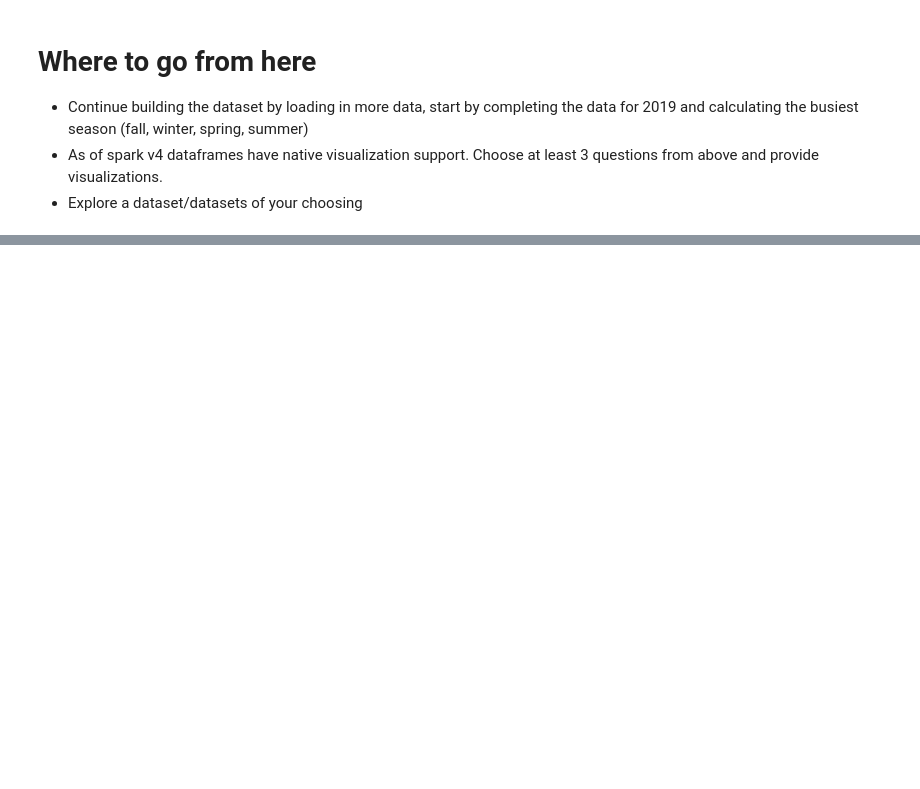
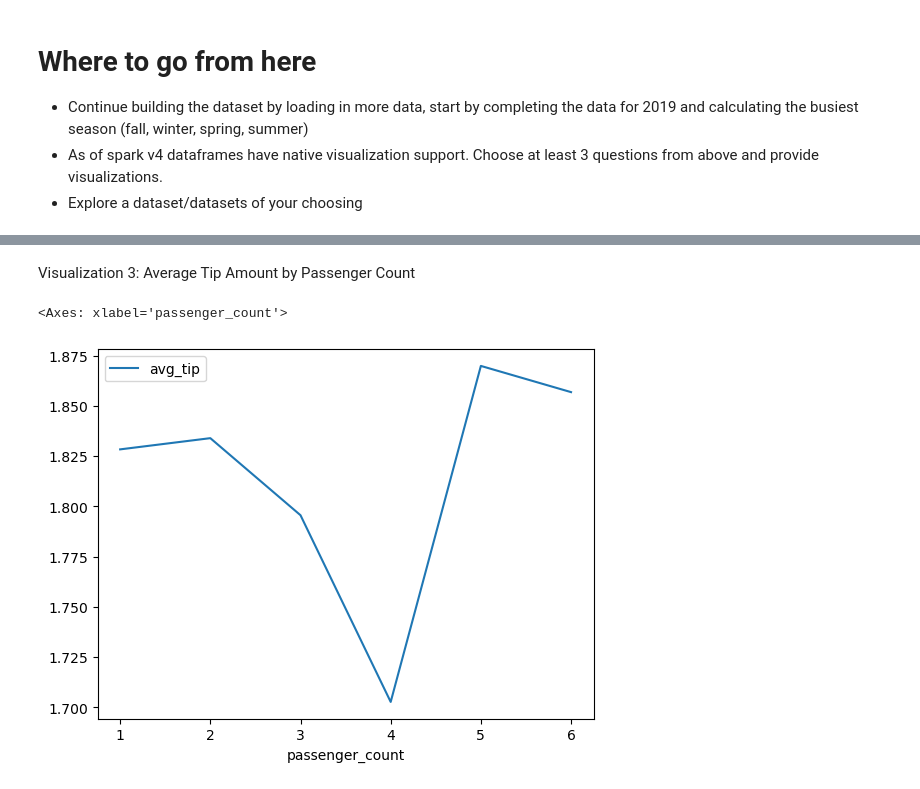
Before and after one commit to Jeromsan/Big-data-processing-TD, a Jupyter notebook: TP3/lab_sparksql_and_dataframes.ipynb, the cells around one changed output, grey strips where cells are left out. Saved outputs shown, nothing was run; the diff lists cells and outputs as text; code cells hidden in the pictures; blank space fills up the shorter version.

```diff
--- a/TP3/lab_sparksql_and_dataframes.ipynb
+++ b/TP3/lab_sparksql_and_dataframes.ipynb
@@ -90,0 +694,12 @@ This section can be completed either using pyspark commands or sql commands ( Th
+# %% [markdown]
+Visualization 3: Average Tip Amount by Passenger Count
+# %%
+tips_passenger_df = df_trips.filter((F.col("passenger_count") > 0) & (F.col("passenger_count") <= 6)) \
+    .groupBy("passenger_count") \
+    .agg(F.avg("tip_amount").alias("avg_tip")) \
+    .orderBy("passenger_count")
+
+tips_passenger_df.toPandas().plot(kind="line", x="passenger_count", y="avg_tip")
+# %% [output]
+<Axes: xlabel='passenger_count'>
+[figure, added]
```
Also changed, not shown: parts of 52 cells of this notebook.
